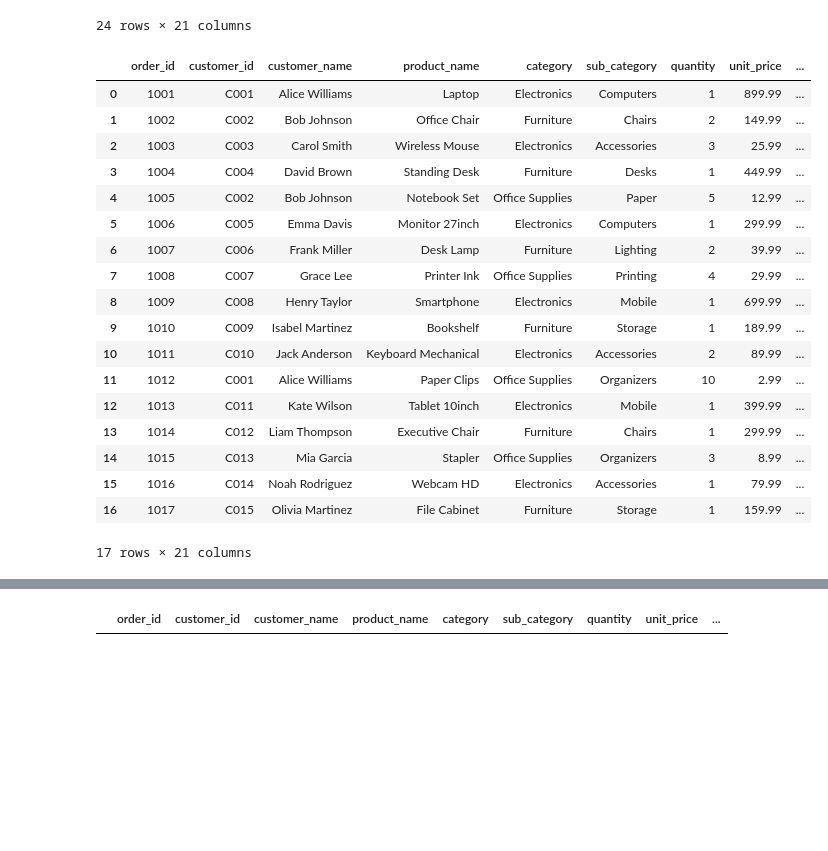
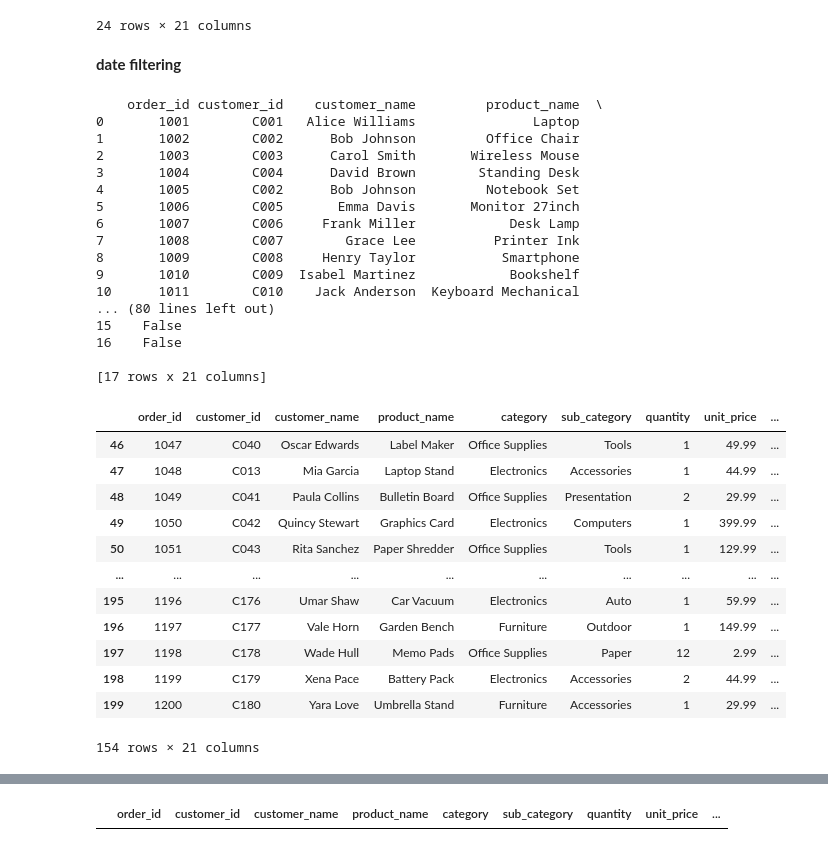
Before and after one commit to Swastika-Roy/Python-concepts, a Jupyter notebook: dataAnalysis.ipynb, the cells around one changed output, grey strips where cells are left out. Drawn from its saved outputs; the diff is of its cells as text; code cells hidden in the pictures; blank space fills up the shorter version.

```diff
--- a/dataAnalysis.ipynb
+++ b/dataAnalysis.ipynb
@@ -524,26 +530,47 @@ df.loc[df.state.isin(['New York','California'])]
 | 190 | 1191 | C171 | Paul Ware | Shelving Unit | Furniture | Storage | 1 | 129.99 | ... |
 | 192 | 1193 | C173 | Rory Pace | Digital Pen | Electronics | Accessories | 1 | 99.99 | ... |
 24 rows × 21 columns
+# %% [markdown]
+**date filtering**
+# %%
+df['order_date'] = pd.to_datetime(df['order_date'])
+df['ship_date'] = pd.to_datetime(df['ship_date'])
+# %%
+#orders in jan 2023
+res = df[(df['order_date'] >= '2023-01-01') & (df['order_date'] < '2023-02-01')]
+print(res)
+# %% [output]
+    order_id customer_id    customer_name         product_name  \
+0       1001        C001   Alice Williams               Laptop
+1       1002        C002      Bob Johnson         Office Chair
+2       1003        C003      Carol Smith       Wireless Mouse
+3       1004        C004      David Brown        Standing Desk
+4       1005        C002      Bob Johnson         Notebook Set
+5       1006        C005       Emma Davis       Monitor 27inch
+6       1007        C006     Frank Miller            Desk Lamp
+7       1008        C007        Grace Lee          Printer Ink
+8       1009        C008     Henry Taylor           Smartphone
+9       1010        C009  Isabel Martinez            Bookshelf
+10      1011        C010    Jack Anderson  Keyboard Mechanical
+... (80 lines left out)
+15    False
+16    False
+
+[17 rows x 21 columns]
 # %%
-#orders in jan 2023
-df.loc[df.order_date.str.startswith('2023-01')]
+#orders after 2023 march
+df.loc[df['order_date'] > '2023-03-01']
 # %% [output]
 |  | order_id | customer_id | customer_name | product_name | category | sub_category | quantity | unit_price | ... |
-| 0 | 1001 | C001 | Alice Williams | Laptop | Electronics | Computers | 1 | 899.99 | ... |
-| 1 | 1002 | C002 | Bob Johnson | Office Chair | Furniture | Chairs | 2 | 149.99 | ... |
-| 2 | 1003 | C003 | Carol Smith | Wireless Mouse | Electronics | Accessories | 3 | 25.99 | ... |
-| 3 | 1004 | C004 | David Brown | Standing Desk | Furniture | Desks | 1 | 449.99 | ... |
-| 4 | 1005 | C002 | Bob Johnson | Notebook Set | Office Supplies | Paper | 5 | 12.99 | ... |
-| 5 | 1006 | C005 | Emma Davis | Monitor 27inch | Electronics | Computers | 1 | 299.99 | ... |
-| 6 | 1007 | C006 | Frank Miller | Desk Lamp | Furniture | Lighting | 2 | 39.99 | ... |
-| 7 | 1008 | C007 | Grace Lee | Printer Ink | Office Supplies | Printing | 4 | 29.99 | ... |
-| 8 | 1009 | C008 | Henry Taylor | Smartphone | Electronics | Mobile | 1 | 699.99 | ... |
-| 9 | 1010 | C009 | Isabel Martinez | Bookshelf | Furniture | Storage | 1 | 189.99 | ... |
-| 10 | 1011 | C010 | Jack Anderson | Keyboard Mechanical | Electronics | Accessories | 2 | 89.99 | ... |
-| 11 | 1012 | C001 | Alice Williams | Paper Clips | Office Supplies | Organizers | 10 | 2.99 | ... |
-| 12 | 1013 | C011 | Kate Wilson | Tablet 10inch | Electronics | Mobile | 1 | 399.99 | ... |
-| 13 | 1014 | C012 | Liam Thompson | Executive Chair | Furniture | Chairs | 1 | 299.99 | ... |
-| 14 | 1015 | C013 | Mia Garcia | Stapler | Office Supplies | Organizers | 3 | 8.99 | ... |
-| 15 | 1016 | C014 | Noah Rodriguez | Webcam HD | Electronics | Accessories | 1 | 79.99 | ... |
-| 16 | 1017 | C015 | Olivia Martinez | File Cabinet | Furniture | Storage | 1 | 159.99 | ... |
+| 46 | 1047 | C040 | Oscar Edwards | Label Maker | Office Supplies | Tools | 1 | 49.99 | ... |
+| 47 | 1048 | C013 | Mia Garcia | Laptop Stand | Electronics | Accessories | 1 | 44.99 | ... |
+| 48 | 1049 | C041 | Paula Collins | Bulletin Board | Office Supplies | Presentation | 2 | 29.99 | ... |
+| 49 | 1050 | C042 | Quincy Stewart | Graphics Card | Electronics | Computers | 1 | 399.99 | ... |
+| 50 | 1051 | C043 | Rita Sanchez | Paper Shredder | Office Supplies | Tools | 1 | 129.99 | ... |
+| ... | ... | ... | ... | ... | ... | ... | ... | ... | ... |
+| 195 | 1196 | C176 | Umar Shaw | Car Vacuum | Electronics | Auto | 1 | 59.99 | ... |
+| 196 | 1197 | C177 | Vale Horn | Garden Bench | Furniture | Outdoor | 1 | 149.99 | ... |
+| 197 | 1198 | C178 | Wade Hull | Memo Pads | Office Supplies | Paper | 12 | 2.99 | ... |
+| 198 | 1199 | C179 | Xena Pace | Battery Pack | Electronics | Accessories | 2 | 44.99 | ... |
+| 199 | 1200 | C180 | Yara Love | Umbrella Stand | Furniture | Accessories | 1 | 29.99 | ... |
-17 rows × 21 columns
+154 rows × 21 columns
```
Also changed, not shown: parts of 19 cells of this notebook.
